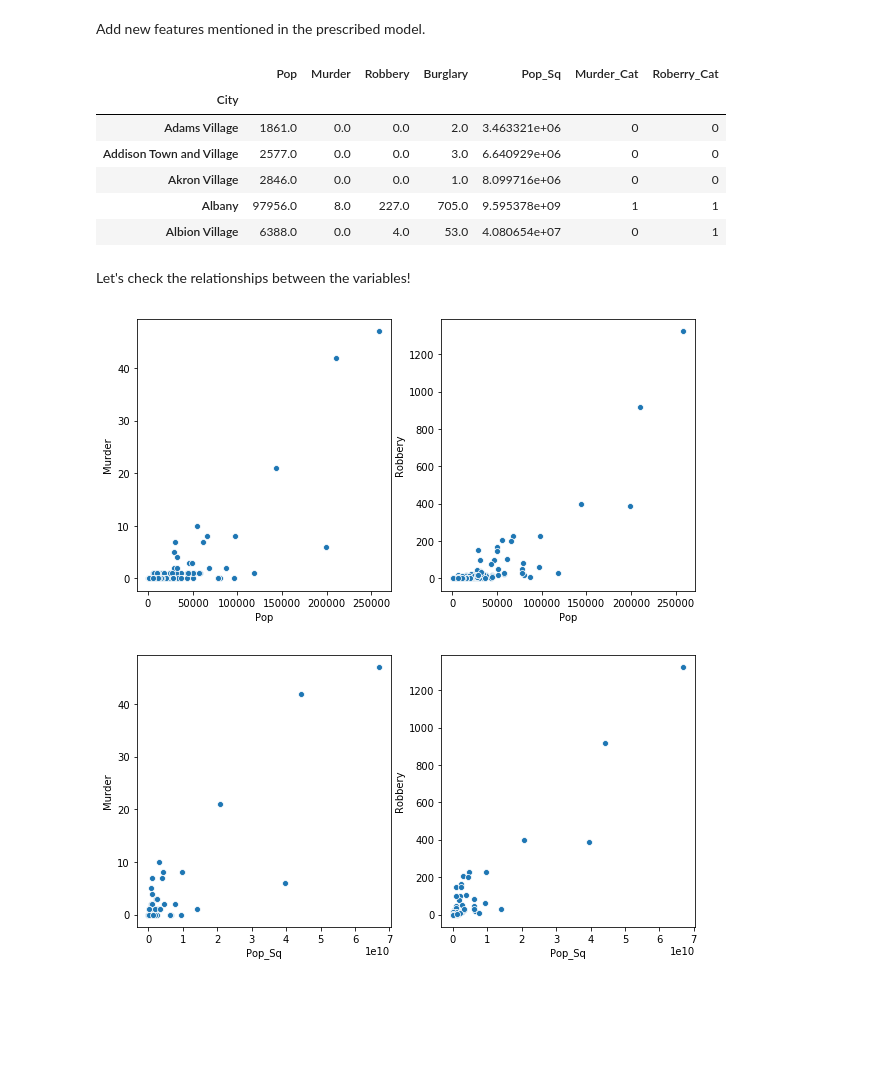
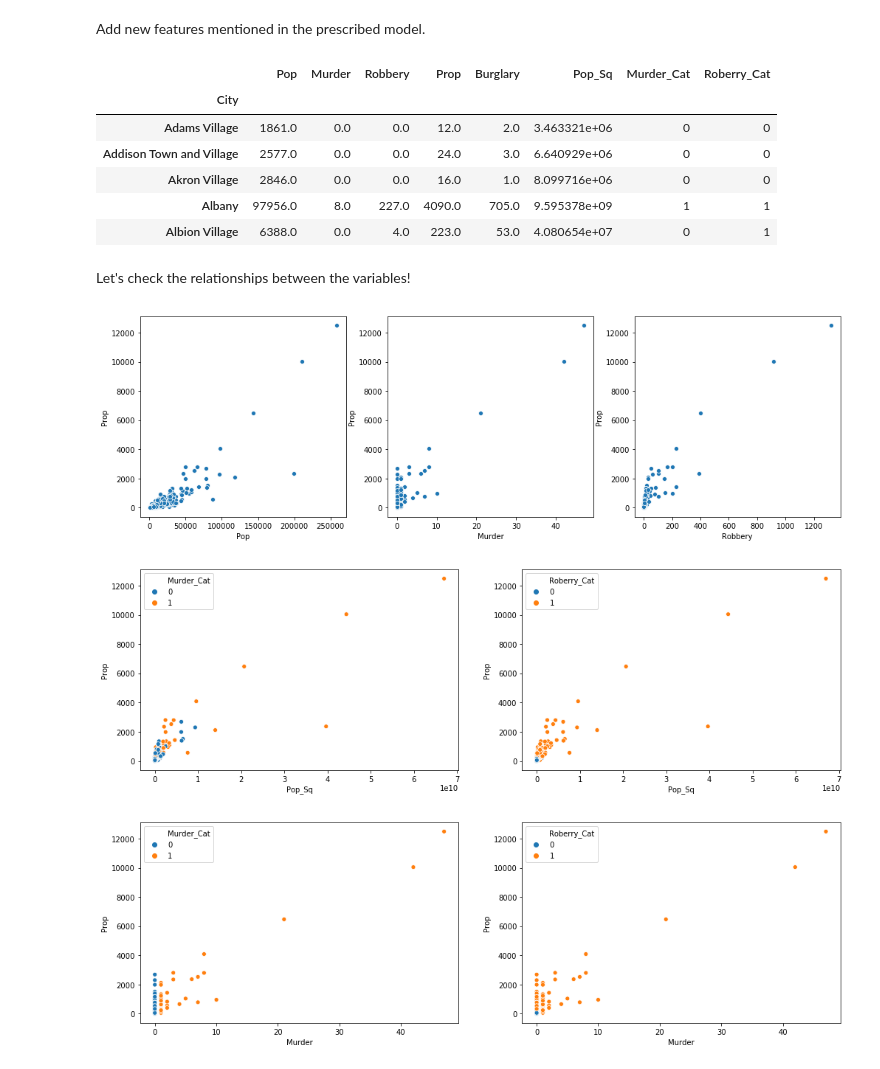
Before and after one commit to LegendaryKim/Thinkful_DSBootCamp, a Jupyter notebook: Drill_2_4_2_Prepare_the_Data.ipynb, the cells around one changed output. Cells and saved outputs as stored; diff of their text form; code cells hidden in the pictures; blank space fills up the shorter version.

```diff
--- a/Drill_2_4_2_Prepare_the_Data.ipynb
+++ b/Drill_2_4_2_Prepare_the_Data.ipynb
@@ -48,6 +48,6 @@ Index(['Population', 'Violent\ncrime',
       dtype='object')
 # %%
 df = df.drop(['Violent\ncrime', 'Rape\n(revised\ndefinition)1', 'Rape\n(legacy\ndefinition)2',
-         'Aggravated\nassault', 'Property\ncrime', 'Larceny-\ntheft', 'Motor\nvehicle\ntheft', 'Arson3'], axis=1)
+         'Aggravated\nassault', 'Larceny-\ntheft', 'Motor\nvehicle\ntheft', 'Arson3'], axis=1)
 df.head(20)
 # %% [output]
@@ -72,6 +72,7 @@ df.head(20)
 # %% [markdown]
 And... I make the columns simpler.
 # %%
-df = df.rename(index=str, columns={'Population':'Pop', 'Murder and\nnonnegligent\nmanslaughter':'Murder'})
+df = df.rename(index=str, columns={'Population':'Pop', 'Murder and\nnonnegligent\nmanslaughter':'Murder',
+                                  'Property\ncrime':'Prop'})
 df.head(20)
 # %% [output]
@@ -157,26 +159,34 @@ df['Roberry_Cat'] = np.where(df['Robbery']>0, 1, 0)
 
 df.head()
 # %% [output]
-|  | Pop | Murder | Robbery | Burglary | Pop_Sq | Murder_Cat | Roberry_Cat |
-| City |  |  |  |  |  |  |  |
-| Adams Village | 1861.0 | 0.0 | 0.0 | 2.0 | 3.463321e+06 | 0 | 0 |
-| Addison Town and Village | 2577.0 | 0.0 | 0.0 | 3.0 | 6.640929e+06 | 0 | 0 |
-| Akron Village | 2846.0 | 0.0 | 0.0 | 1.0 | 8.099716e+06 | 0 | 0 |
-| Albany | 97956.0 | 8.0 | 227.0 | 705.0 | 9.595378e+09 | 1 | 1 |
-| Albion Village | 6388.0 | 0.0 | 4.0 | 53.0 | 4.080654e+07 | 0 | 1 |
+|  | Pop | Murder | Robbery | Prop | Burglary | Pop_Sq | Murder_Cat | Roberry_Cat |
+| City |  |  |  |  |  |  |  |  |
+| Adams Village | 1861.0 | 0.0 | 0.0 | 12.0 | 2.0 | 3.463321e+06 | 0 | 0 |
+| Addison Town and Village | 2577.0 | 0.0 | 0.0 | 24.0 | 3.0 | 6.640929e+06 | 0 | 0 |
+| Akron Village | 2846.0 | 0.0 | 0.0 | 16.0 | 1.0 | 8.099716e+06 | 0 | 0 |
+| Albany | 97956.0 | 8.0 | 227.0 | 4090.0 | 705.0 | 9.595378e+09 | 1 | 1 |
+| Albion Village | 6388.0 | 0.0 | 4.0 | 223.0 | 53.0 | 4.080654e+07 | 0 | 1 |
 # %% [markdown]
 Let's check the relationships between the variables!
+# %%
+f, (ax1, ax2, ax3) = plt.subplots(1, 3, figsize=(17,5))
+sns.scatterplot(x='Pop', y='Prop', data=df, ax=ax1)
+sns.scatterplot(x='Murder', y='Prop', data=df, ax=ax2)
+sns.scatterplot(x='Robbery', y='Prop', data=df, ax=ax3)
+plt.show()
+# %% [output]
+[figure, added]
 # %%
-f, (ax1, ax2) = plt.subplots(1, 2, figsize=(10,5))
-sns.scatterplot(x='Pop', y='Murder', data=df, ax=ax1)
-sns.scatterplot(x='Pop', y='Robbery', data=df, ax=ax2)
+f, (ax1, ax2) = plt.subplots(1, 2, figsize=(17,5))
+sns.scatterplot(x='Pop_Sq', y='Prop', hue='Murder_Cat', data=df, ax=ax1)
+sns.scatterplot(x='Pop_Sq', y='Prop', hue='Roberry_Cat', data=df, ax=ax2)
 plt.show()
 # %% [output]
-[figure, old version]
+[figure, new version]
 # %%
-f, (ax1, ax2) = plt.subplots(1, 2, figsize=(10,5))
-sns.scatterplot(x='Pop_Sq', y='Murder', data=df, ax=ax1)
-sns.scatterplot(x='Pop_Sq', y='Robbery', data=df, ax=ax2)
+f, (ax1, ax2) = plt.subplots(1, 2, figsize=(17,5))
+sns.scatterplot(x='Murder', y='Prop', hue='Murder_Cat', data=df, ax=ax1)
+sns.scatterplot(x='Murder', y='Prop', hue='Roberry_Cat', data=df, ax=ax2)
 plt.show()
 # %% [output]
-[figure, old version]
+[figure, new version]
```
Also changed, not shown: parts of 5 cells of this notebook.
